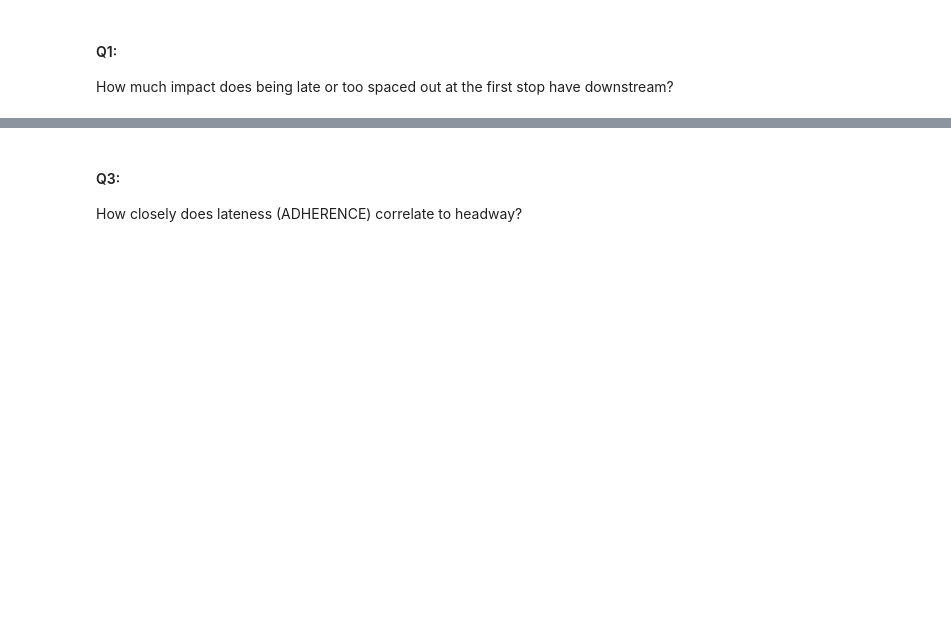
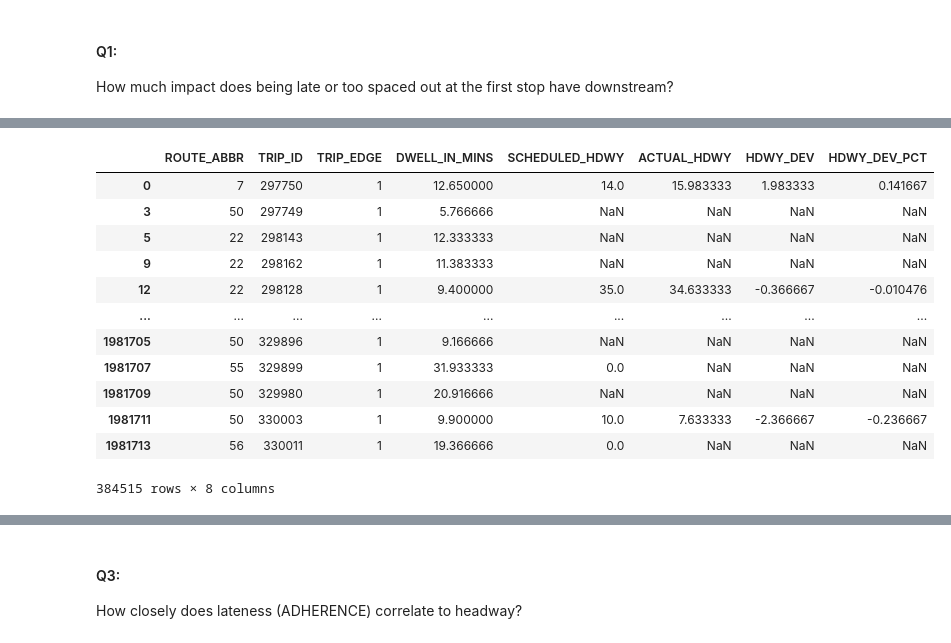
Before and after one commit to NSS-Data-Analytics-Cohort-7/wego-python-bit-my_finger, a Jupyter notebook: notebook/we_go_project.ipynb, the cells around one changed output, grey strips where cells are left out. Drawn from its saved outputs; the diff is of its cells as text; code cells hidden in the pictures; blank space fills up the shorter version.

```diff
--- a/notebook/we_go_project.ipynb
+++ b/notebook/we_go_project.ipynb
@@ -212,2 +381,6 @@ headway_quartile
 
 > Does more layover lead to more stable headways (lower values for % headway deviation)?
+# %%
+# Create a dataframe with selected columns from original dataset
+impact_df = headway[['ROUTE_ABBR', 'TRIP_ID', 'TRIP_EDGE', 'DWELL_IN_MINS', 'SCHEDULED_HDWY', 'ACTUAL_HDWY', 'HDWY_DEV']]
+impact_df.head()
@@ -213,0 +394,5 @@ headway_quartile
+# %%
+# Note that you can calculate headway deviation percentage as HDWY_DEV/SCHEDULED_HDWY.
+# Add 'HDWY_DEV_PCT' column to impact_df
+impact_df['HDWY_DEV_PCT'] = impact_df['HDWY_DEV'] / impact_df['SCHEDULED_HDWY']
+impact_df.head()
@@ -213,0 +411,17 @@ headway_quartile
+# %%
+impact_table_1 = impact_df.loc[impact_df['TRIP_EDGE'] == 1]
+impact_table_1
+# %% [output]
+|  | ROUTE_ABBR | TRIP_ID | TRIP_EDGE | DWELL_IN_MINS | SCHEDULED_HDWY | ACTUAL_HDWY | HDWY_DEV | HDWY_DEV_PCT |
+| 0 | 7 | 297750 | 1 | 12.650000 | 14.0 | 15.983333 | 1.983333 | 0.141667 |
+| 3 | 50 | 297749 | 1 | 5.766666 | NaN | NaN | NaN | NaN |
+| 5 | 22 | 298143 | 1 | 12.333333 | NaN | NaN | NaN | NaN |
+| 9 | 22 | 298162 | 1 | 11.383333 | NaN | NaN | NaN | NaN |
+| 12 | 22 | 298128 | 1 | 9.400000 | 35.0 | 34.633333 | -0.366667 | -0.010476 |
+| ... | ... | ... | ... | ... | ... | ... | ... | ... |
+| 1981705 | 50 | 329896 | 1 | 9.166666 | NaN | NaN | NaN | NaN |
+| 1981707 | 55 | 329899 | 1 | 31.933333 | 0.0 | NaN | NaN | NaN |
+| 1981709 | 50 | 329980 | 1 | 20.916666 | NaN | NaN | NaN | NaN |
+| 1981711 | 50 | 330003 | 1 | 9.900000 | 10.0 | 7.633333 | -2.366667 | -0.236667 |
+| 1981713 | 56 | 330011 | 1 | 19.366666 | 0.0 | NaN | NaN | NaN |
+384515 rows × 8 columns
```
Also changed, not shown: parts of 45 cells of this notebook.
